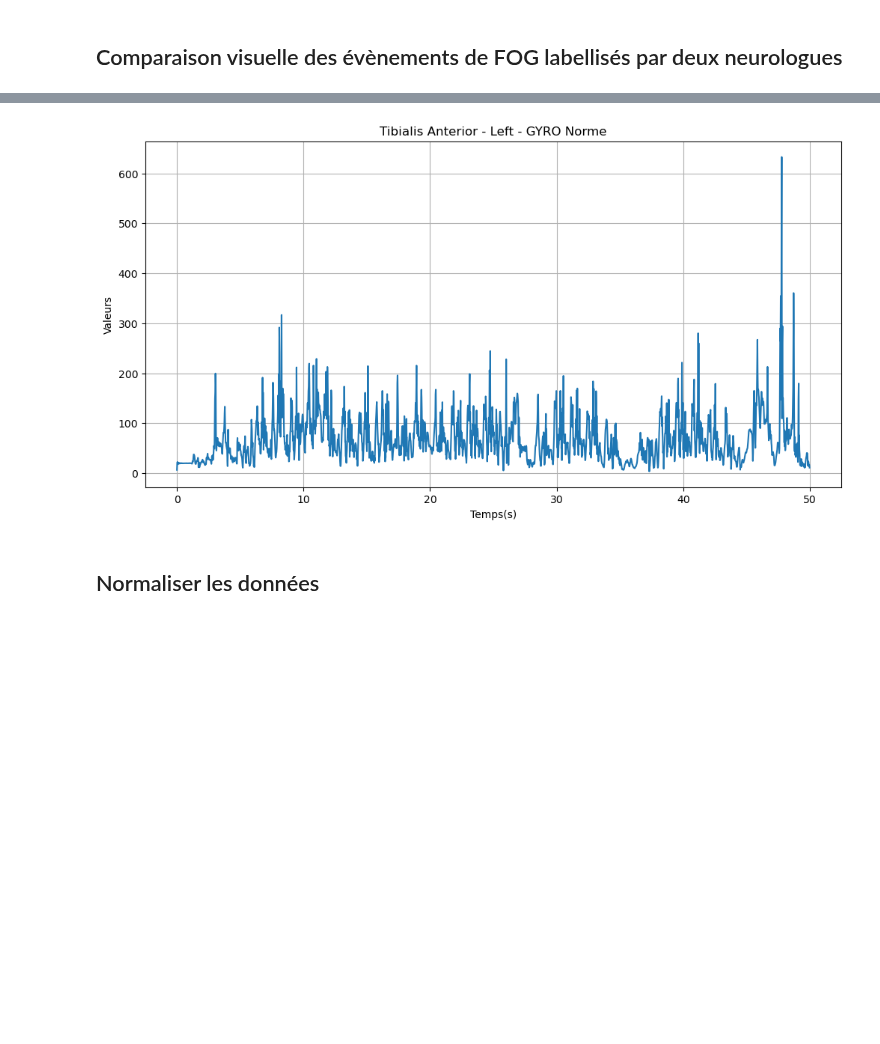
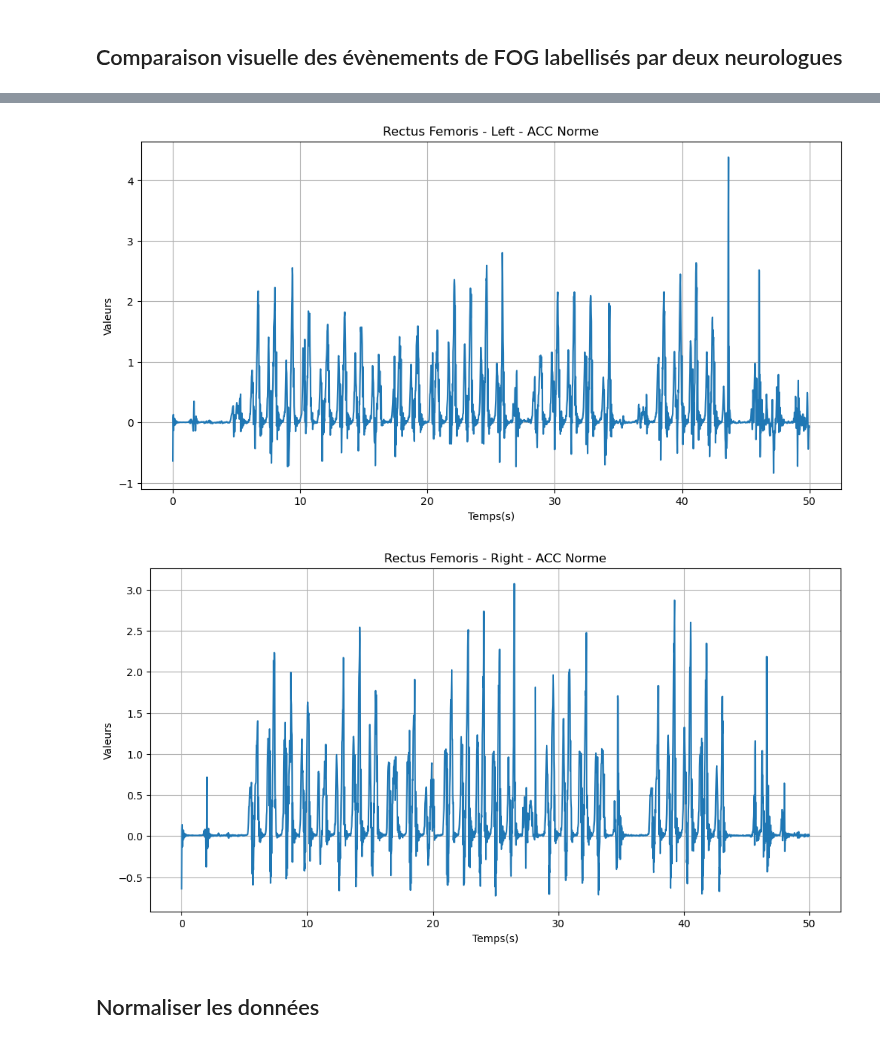
Before and after one commit to Anthoplc/Detect-FOG, a Jupyter notebook: code/Preprocessing.ipynb, the cells around one changed output, grey strips where cells are left out. Saved outputs shown, nothing was run; the diff lists cells and outputs as text; code cells hidden in the pictures; blank space fills up the shorter version.

```diff
--- a/code/Preprocessing.ipynb
+++ b/code/Preprocessing.ipynb
@@ -392,9 +405,11 @@ def plot_data(data, muscle, side, sensor_type, axis, norme, temps):
     plt.grid(True)
     plt.show()
 # %%
-plot_data(donnees_patient_16, "Tibialis Anterior", "Left","GYRO", "norme", True, donnees_patient_16["metadata"]["Temps"])
+plot_data(donnees_patient_16, "Rectus Femoris", "Left","ACC", "norme", True, donnees_patient_16["metadata"]["Temps"])
+plot_data(donnees_patient_16, "Rectus Femoris", "Right","ACC", "norme", True, donnees_patient_16["metadata"]["Temps"])
 # %% [output]
-[figure, old version]
+[figure, new version]
+[figure, added]
 # %% [markdown]
 ## Normaliser les données
 # %% [markdown]
```
Also changed, not shown: parts of 18 cells of this notebook.
